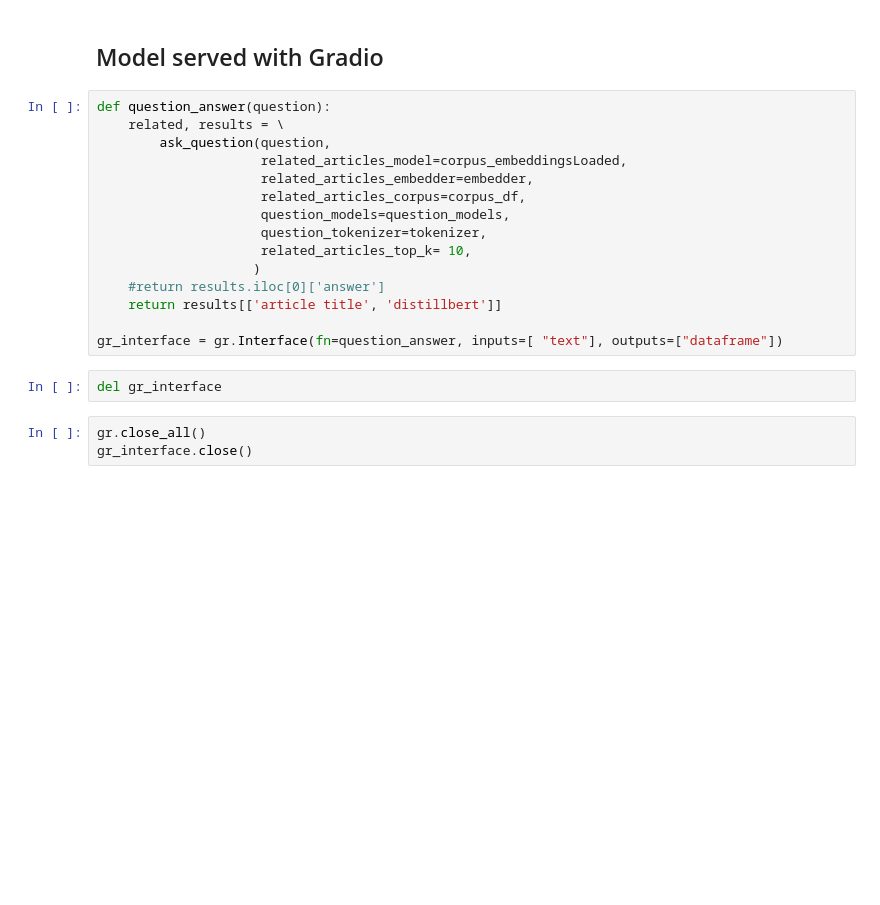
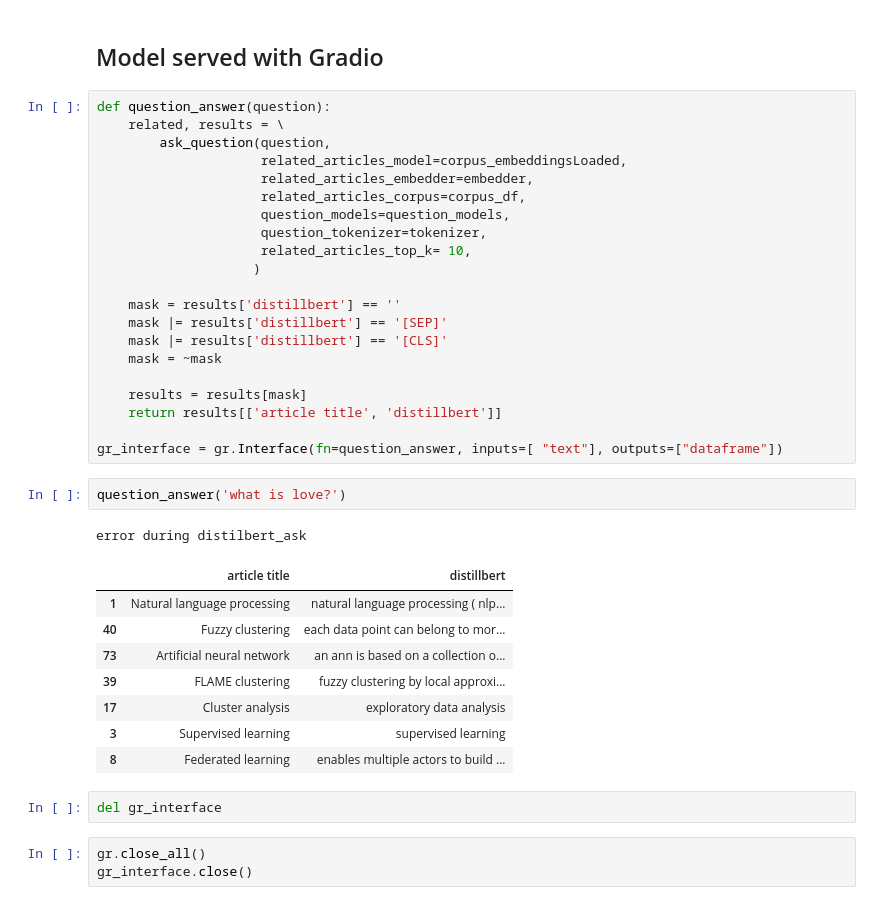
Before and after one commit to diogo-aos/deep_learning_iseg, a Jupyter notebook: prototype.ipynb, the cells around one changed output. Saved outputs shown, nothing was run; the diff lists cells and outputs as text; blank space fills up the shorter version.

```diff
--- a/prototype.ipynb
+++ b/prototype.ipynb
@@ -375,10 +451,28 @@ def question_answer(question):
                      question_tokenizer=tokenizer,
                      related_articles_top_k= 10,
                     )
-    #return results.iloc[0]['answer']
+
+    mask = results['distillbert'] == ''
+    mask |= results['distillbert'] == '[SEP]'
+    mask |= results['distillbert'] == '[CLS]'
+    mask = ~mask
+
+    results = results[mask]
     return results[['article title', 'distillbert']]
 
 gr_interface = gr.Interface(fn=question_answer, inputs=[ "text"], outputs=["dataframe"])
+# %%
+question_answer('what is love?')
+# %% [output]
+error during distilbert_ask
+|  | article title | distillbert |
+| 1 | Natural language processing | natural language processing ( nlp... |
+| 40 | Fuzzy clustering | each data point can belong to mor... |
+| 73 | Artificial neural network | an ann is based on a collection o... |
+| 39 | FLAME clustering | fuzzy clustering by local approxi... |
+| 17 | Cluster analysis | exploratory data analysis |
+| 3 | Supervised learning | supervised learning |
+| 8 | Federated learning | enables multiple actors to build ... |
 # %%
 del gr_interface
 # %%
```
Also changed, not shown: parts of 30 cells of this notebook.
